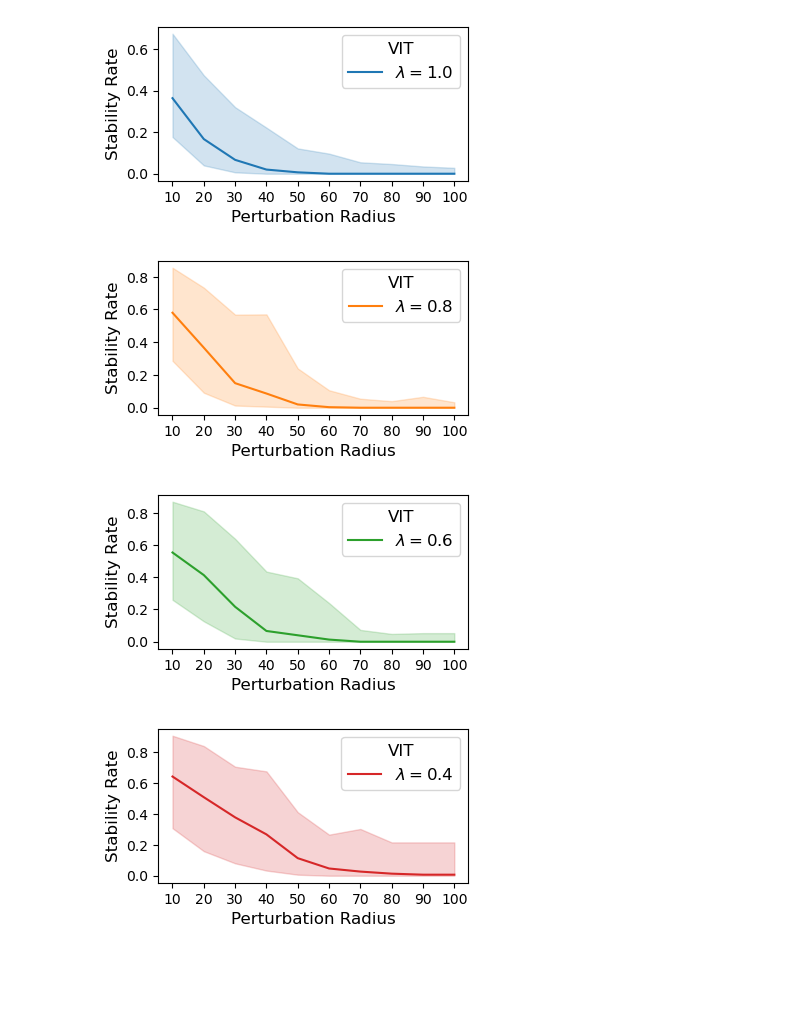
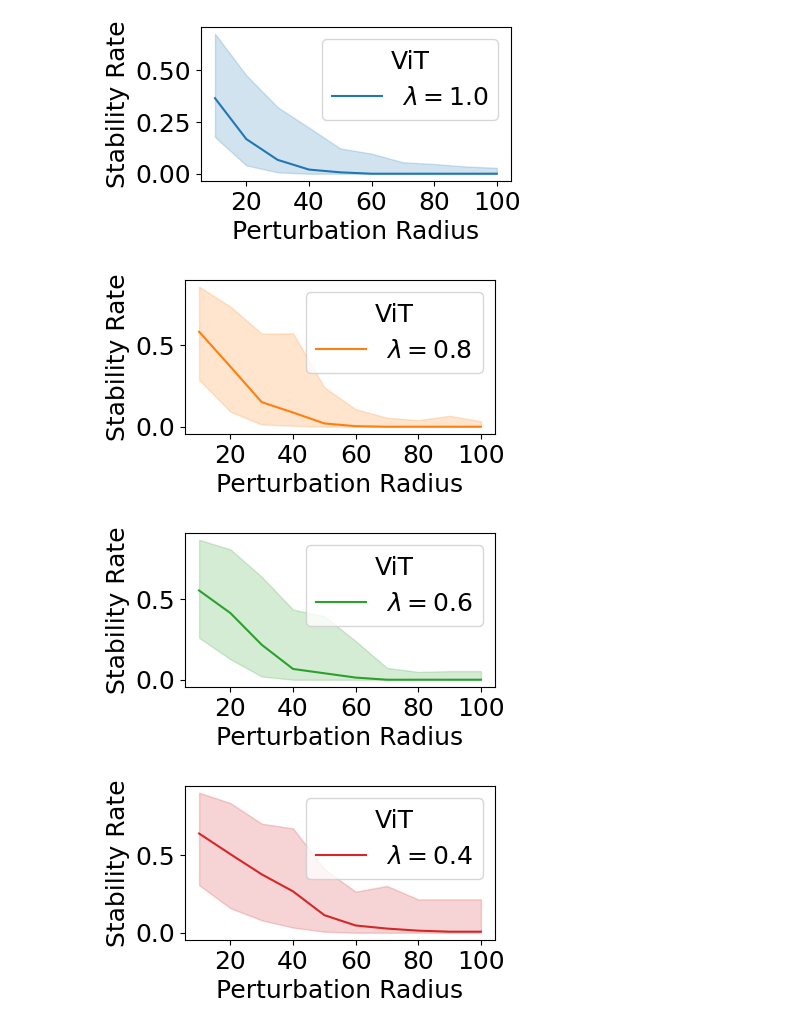
Before and after one commit to helenjin/soft_stability, a Jupyter notebook: notebooks/plot_stability_vs_smoothing.ipynb, the cells around one changed output. Drawn from its saved outputs; the diff is of its cells as text; code cells hidden in the pictures; blank space fills up the shorter version.

Commit message:
saved some quantile plots

```diff
--- a/notebooks/plot_stability_vs_smoothing.ipynb
+++ b/notebooks/plot_stability_vs_smoothing.ipynb
@@ -14,7 +14,3 @@ with open(f"../scripts/_cache/vit_imagenet_2_per_class_stability_vs_smoothing.js
 
 with open(f"../scripts/_cache/roberta_tweeteval_sentiment_stability_vs_smoothing.json") as f:
     roberta_saved = json.load(f)
-# %%
-# Some meta information for each plot
-fs = 12
-figsize = (5,3)
@@ -43,21 +17,18 @@ array([[-1.73023352, -1.60521062,  0.22597243, -0.37756087, -0.95063889,
 # %%
-def make_plot(saved, title, legend_loc): #, show_quantiles=False):
+def make_plot(saved, title, legend_loc, fs=14):
     lambda_to_rates = saved["lambda_to_rates"]
     radii = saved["radii"]
 
     fig, ax = plt.subplots(figsize=(5,3))
-    ax.plot(radii, np.median(lambda_to_rates["1.000"], axis=0), label="$\lambda = 1.0$")
-    ax.plot(radii, np.median(lambda_to_rates["0.800"], axis=0), label="$\lambda = 0.8$")
-    ax.plot(radii, np.median(lambda_to_rates["0.600"], axis=0), label="$\lambda = 0.6$")
-    ax.plot(radii, np.median(lambda_to_rates["0.400"], axis=0), label="$\lambda = 0.4$")
-    ax.plot(radii, np.median(lambda_to_rates["0.200"], axis=0), label="$\lambda = 0.2$")
+    for k in [1.0, 0.8, 0.6, 0.4, 0.2]:
+        ax.plot(radii, np.median(lambda_to_rates[f"{k:.3f}"], axis=0), label=f"$\lambda = {k:.1f}$")
 
     ax.set_ylabel("Stability Rate", fontsize=fs)
     ax.set_xlabel("Perturbation Radius", fontsize=fs)
-    ax.tick_params(axis="x", labelsize=fs-2)
-    ax.tick_params(axis="y", labelsize=fs-2)
+    ax.tick_params(axis="x", labelsize=fs)
+    ax.tick_params(axis="y", labelsize=fs)
     ax.set_xticks(radii)
-    ax.legend(title=title, loc=legend_loc, title_fontsize=fs, fontsize=fs)
+    ax.legend(title=title, loc=legend_loc, title_fontsize=fs+2, fontsize=fs)
     return fig
 # %%
 fig = make_plot(resnet18_saved, "ResNet18", legend_loc="upper right")
@@ -82,5 +53,5 @@ fig.savefig("_dump/stability_vs_smoothing_roberta.pdf", bbox_inches="tight")
 # %%
-def make_plot_with_quantiles(saved, key, label, title, color):
+def make_plot_with_quantiles(saved, key, label, title, color, fs=18):
     lambda_to_rates = saved["lambda_to_rates"]
     radii = saved["radii"]
     fig, ax = plt.subplots(figsize=(4,2))
@@ -91,9 +62,9 @@ def make_plot_with_quantiles(saved, key, label, title, color):
 
     ax.set_ylabel("Stability Rate", fontsize=fs)
     ax.set_xlabel("Perturbation Radius", fontsize=fs)
-    ax.tick_params(axis="x", labelsize=fs-2)
-    ax.tick_params(axis="y", labelsize=fs-2)
-    ax.set_xticks(radii)
+    ax.tick_params(axis="x", labelsize=fs)
+    ax.tick_params(axis="y", labelsize=fs)
+    ax.set_xticks([r for i, r in enumerate(radii) if i % 2 == 1])
     ax.legend(title=title, title_fontsize=fs, fontsize=fs)
     return fig
 # %%
@@ -123,11 +94,11 @@ for i, k in enumerate(keys):
 # %%
 colors = plt.rcParams["axes.prop_cycle"].by_key()["color"]
 keys = [1.0, 0.8, 0.6, 0.4, 0.2]
 for i, k in enumerate(keys):
-    fig = make_plot_with_quantiles(vit_saved, f"{k:.3f}", f"$\lambda = {k:.1f}$", "VIT", color=colors[i])
+    fig = make_plot_with_quantiles(vit_saved, f"{k:.3f}", f"$\lambda = {k:.1f}$", "ViT", color=colors[i])
     fig.savefig(f"_dump/stability_vs_smoothing_vit_quantiles_{k:.1f}.pdf", bbox_inches="tight")
 # %% [output]
-[figure, old version]
+[figure, new version]
-[figure, old version]
+[figure, new version]
-[figure, old version]
+[figure, new version]
-[figure, old version]
+[figure, new version]
```
Also changed, not shown: parts of 10 cells of this notebook, 24 other files.
